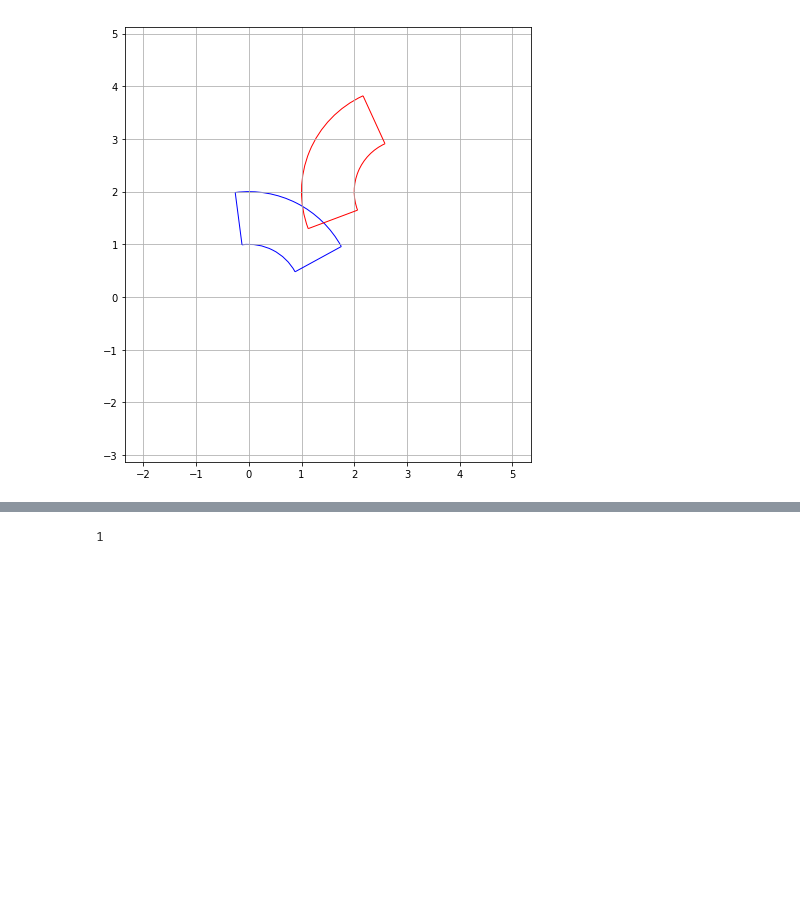
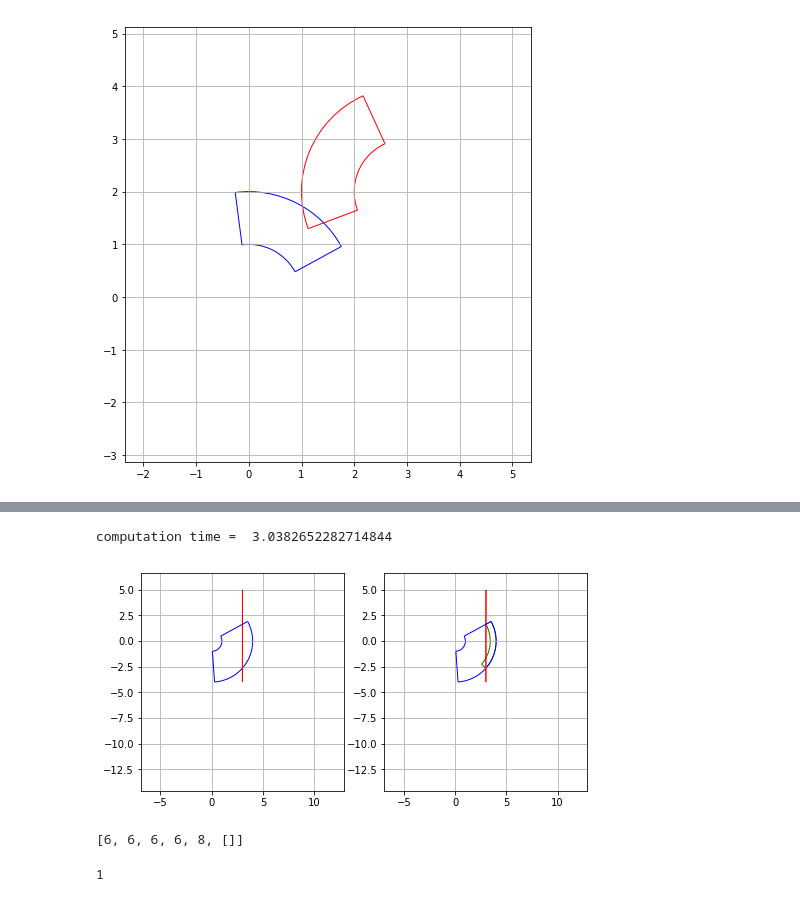
Before and after one commit to KshitijBhat/interval-analysis-method, a Jupyter notebook: fast_algo.ipynb, the cells around one changed output, grey strips where cells are left out. Drawn from its saved outputs; the diff is of its cells as text; code cells hidden in the pictures; blank space fills up the shorter version.

```diff
--- a/fast_algo.ipynb
+++ b/fast_algo.ipynb
@@ -605,3 +768,33 @@ max(aaa[:,1])
+# %%
+I2 = Interval(0,9,1.57,1.57,origin=(3,-4))
+I1 = Interval(1,4,-1.5,0.5,origin=(0,0))
+t0 = time.time()
+J = I1.fast_analysis(I2)
+t1 = time.time()
+print("computation time = ",t1-t0)
+# arc_arc(I1.gamma2,I2.gamma2)
+fig= plt.figure(figsize = (8,4))
+ax = fig.add_subplot(1,2,1)
+I2.draw(ax,'red')
+I1.draw(ax,'blue')
+plt.axis('equal')
+plt.grid()
+ax1 = fig.add_subplot(1,2,2)
+J.draw(ax1,'green')
+I2.draw(ax1,'red')
+I1.draw(ax1,'blue')
+plt.axis('equal')
+plt.grid()
+plt.show()
+# %% [output]
+computation time =  3.0382652282714844
+[figure, added]
+# %%
+ss = [6,6,6,6,8]
+ss.append([])
+ss
+# %% [output]
+[6, 6, 6, 6, 8, []]
 # %%
 # %% [output]
 1
```
Also changed, not shown: parts of 21 cells of this notebook, 1 other file.
